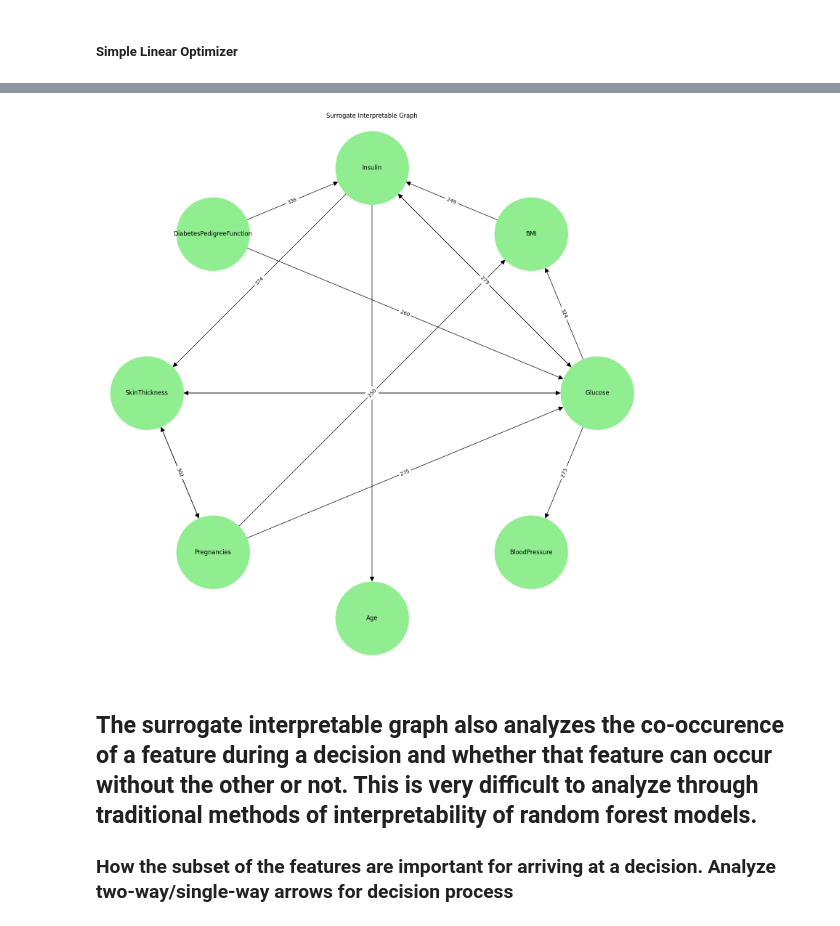
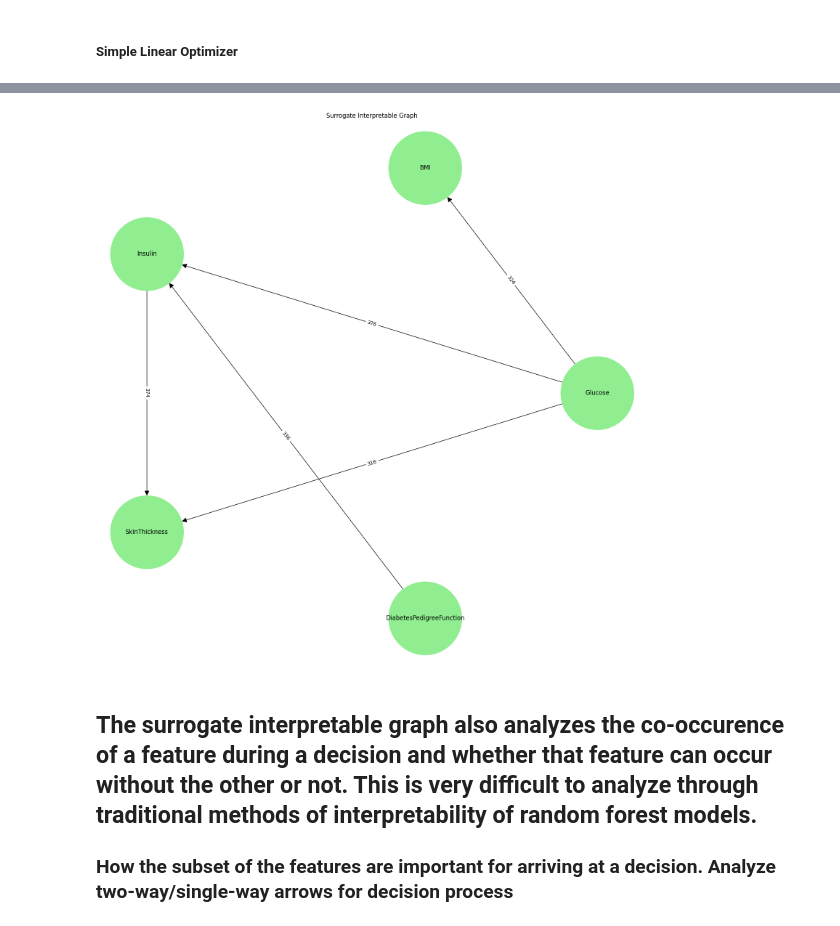
Before and after one commit to dubeyakshat07/sigRDF, a Jupyter notebook: experimentations/diabetes.ipynb, the cells around one changed output, grey strips where cells are left out. Cells and saved outputs as stored; diff of their text form; code cells hidden in the pictures.

```diff
--- a/experimentations/diabetes.ipynb
+++ b/experimentations/diabetes.ipynb
@@ -495,7 +495,7 @@ for rule_text in encoded_rules:
             edge_weights[edge] = edge_weights.get(edge, 0) + 1
 
 # 3. Define maximum number of edges to select (surrogate graph size)
-max_edges = 15
+max_edges = 5
 
 # 4. Create MILP problem: maximize sum of weights of selected edges subject to selecting <= max_edges.
 prob = LpProblem("Surrogate_Graph_Selection", LpMaximize)
@@ -555,4 +555,4 @@ Selected edges for surrogate graph: [('Glucose', 'BMI'), ('BMI', 'Insulin'), ('I
-[figure, old version]
+[figure, new version]
 # %% [markdown]
 ## The surrogate interpretable graph also analyzes the co-occurence of a feature during a decision and whether that feature can occur without the other or not. This is very difficult to analyze through traditional methods of interpretability of random forest models.
 
```
Also changed, not shown: parts of 1 cell of this notebook.
